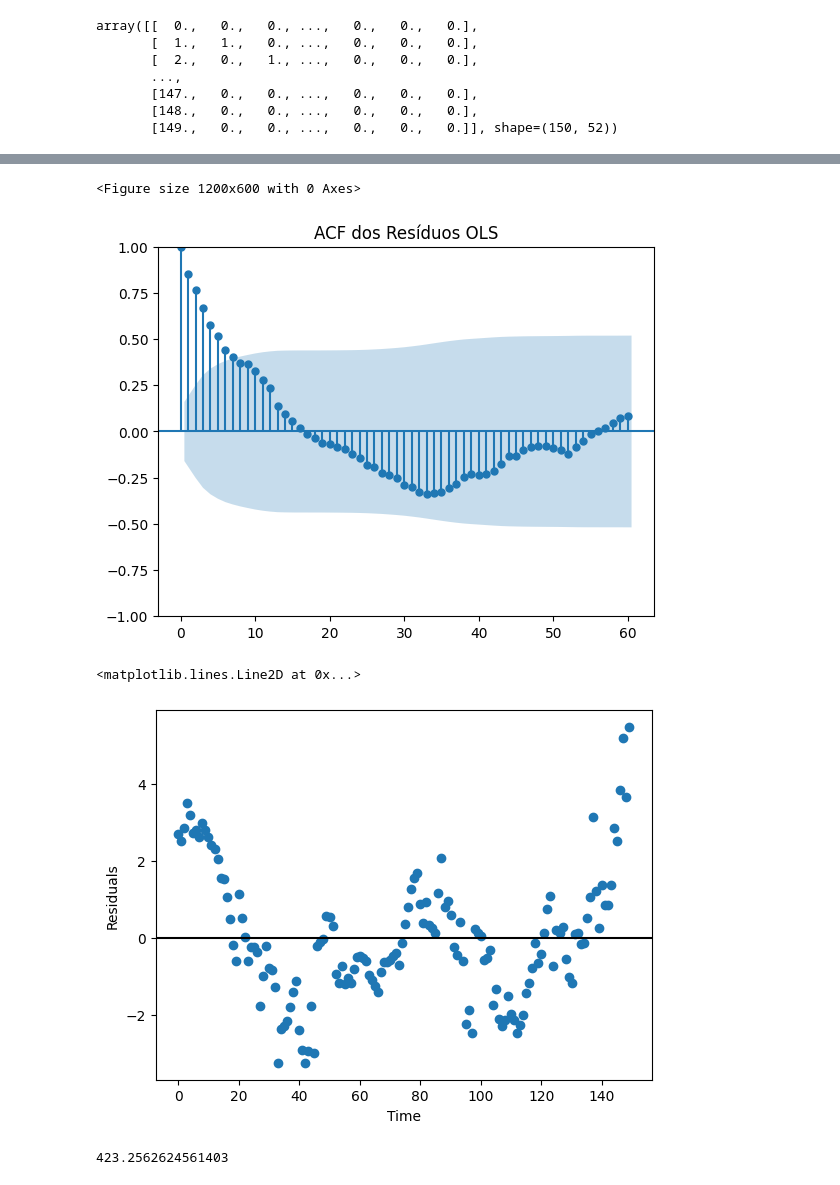
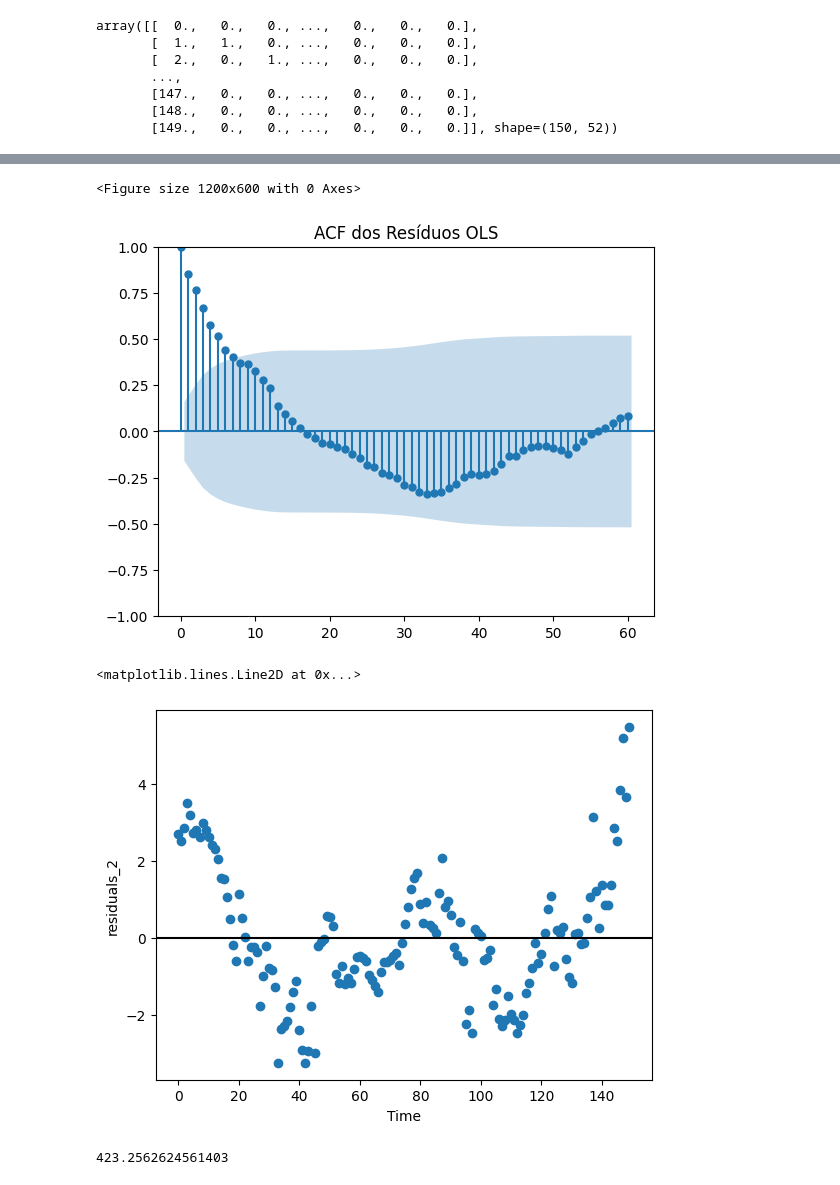
Before and after one commit to PedroPHC25/Time-Series-A1, a Jupyter notebook: pedro/pedro.ipynb, the cells around one changed output, grey strips where cells are left out. Cells and saved outputs as stored; diff of their text form; code cells hidden in the pictures.

```diff
--- a/pedro/pedro.ipynb
+++ b/pedro/pedro.ipynb
@@ -6,7 +6,7 @@ import matplotlib.pyplot as plt
 from statsmodels.graphics.tsaplots import plot_acf
 import numpy as np
 # %%
-data = pd.read_csv("data.csv")
+data = pd.read_csv("../data.csv")
 data["week"] = pd.to_datetime(data["week"])
 # %%
 data
@@ -184,28 +184,28 @@ array([[  0.,   0.,   0., ...,   0.,   0.,   0.],
 X = sm.add_constant(X)
 y = data_series
 
-ols_model = sm.OLS(y, X).fit()
+ols_model_2 = sm.OLS(y, X).fit()
 
-print(ols_model.summary())
+print(ols_model_2.summary())
 
 plt.figure(figsize=(12, 6))
 plt.plot(data.index, data['volume'], label='Série Original (Volume)', alpha=0.7)
-plt.plot(data.index, ols_model.predict(X), color='red', linestyle='--', label='Linha Prevista (OLS)')
+plt.plot(data.index, ols_model_2.predict(X), color='red', linestyle='--', label='Linha Prevista (OLS)')
 plt.title('Regressão OLS com Covariável Tempo')
 plt.xlabel('Semana')
 plt.ylabel('Volume')
 plt.legend()
 plt.show()
 
-residuals = ols_model.resid
+residuals_2 = ols_model_2.resid
 plt.figure(figsize=(12, 6))
-plot_acf(residuals, lags=60)
+plot_acf(residuals_2, lags=60)
 plt.title('ACF dos Resíduos OLS')
 plt.show()
 
-plt.scatter(time_covariate, ols_model.resid)
+plt.scatter(time_covariate, ols_model_2.resid)
 plt.xlabel("Time")
-plt.ylabel("Residuals")
+plt.ylabel("residuals_2")
 plt.axhline(0, color = "black")
 # %% [output]
                             OLS Regression Results
@@ -218,16 +218,16 @@ Time:                        19:26:39   Log-Likelihood:                -290.64
 No. Observations:                 150   AIC:                             687.3
 Df Residuals:                      97   BIC:                             846.8
 Df Model:                          52
 Covariance Type:            nonrobust
 ==============================================================================
 ... (62 lines left out)
 Notes:
 [1] Standard Errors assume that the covariance matrix of the errors is correctly specified.
 [2] The condition number is large, 4.45e+03. This might indicate that there are
 strong multicollinearity or other numerical problems.
 [figure]
 <Figure size 1200x600 with 0 Axes>
 [figure]
 <matplotlib.lines.Line2D at 0x...>
-[figure, old version]
+[figure, new version]
 # %%
```
Also changed, not shown: parts of 11 cells of this notebook, 1 other file.
